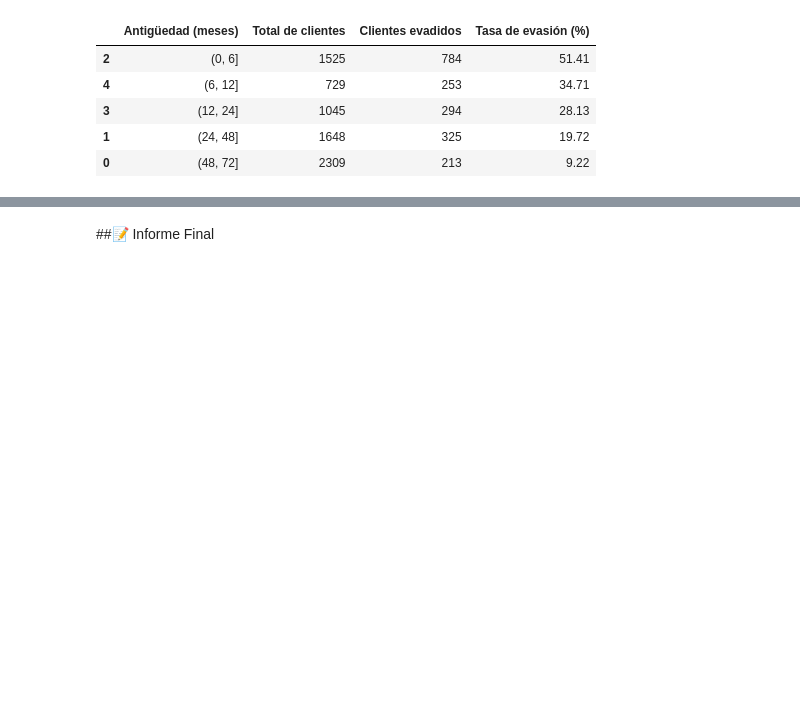
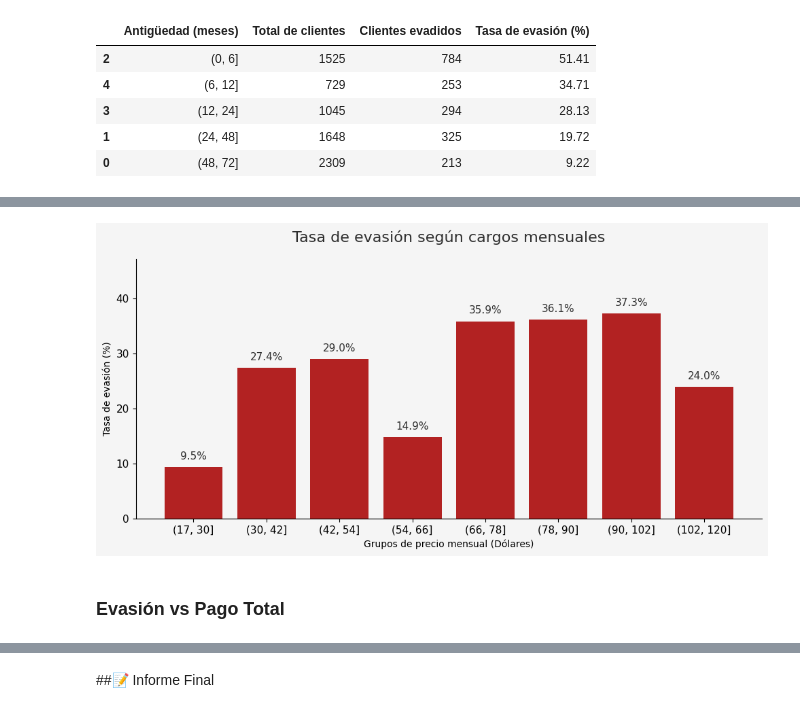
Before and after one commit to RientArlCroud/challenge3-analisis-de-datos, a Jupyter notebook: Challenge_3_Análisis_de_Datos.ipynb, the cells around one changed output, grey strips where cells are left out. Drawn from its saved outputs; the diff is of its cells as text; code cells hidden in the pictures; blank space fills up the shorter version.

```diff
--- a/Challenge_3_Análisis_de_Datos.ipynb
+++ b/Challenge_3_Análisis_de_Datos.ipynb
@@ -1770,0 +1879,8 @@ tenure_styled
+# %%
+monthly_table = df_monthly_churn_rate.copy()
+
+monthly_table = monthly_table.drop(columns='churn')
+
+monthly_table['charges_monthly_group'].unique()
+monthly_table['charges_monthly_group'] = monthly_table['charges_monthly_group'].astype(str)
+monthly_table.info()
@@ -1770,0 +1929,9 @@ tenure_styled
+# %%
+monthly_table = monthly_table.rename(columns={
+    'charges_monthly_group': 'Cargos mensuales',
+    'total_customers': 'Total de clientes',
+    'churned_customers': 'Clientes evadidos',
+    'churn_rate': 'Tasa de evasión (%)'
+})
+
+monthly_table
@@ -1770,0 +1992,53 @@ tenure_styled
+# %%
+# Figura
+fig, ax = plt.subplots(figsize=(10, 5))
+fig.patch.set_facecolor(COLOR_BG)
+ax.set_facecolor(COLOR_BG)
+
+# Barras
+ax.bar(
+    monthly_table['Cargos mensuales'],
+    monthly_table['Tasa de evasión (%)'],
+    color=COLOR_CHURN
+)
+
+# Anotaciones
+for i, value in enumerate(monthly_table['Tasa de evasión (%)']):
+    ax.text(
+        i,
+        value + 1,
+        f'{value:.1f}%',
+        ha='center',
+        va='bottom',
+        fontsize=11,
+        color=COLOR_TEXT
+    )
+
+# Título
+ax.set_title(
+    'Tasa de evasión según cargos mensuales',
+    fontsize=16,
+    pad=18,
+    color=COLOR_TEXT
+)
+
+# Ejes
+ax.set_xlabel('Grupos de precio mensual (Dólares)')
+ax.set_ylabel('Tasa de evasión (%)')
+
+ax.set_ylim(0, monthly_table['Tasa de evasión (%)'].max() + 10)
+
+# Estética
+ax.spines['top'].set_visible(False)
+ax.spines['right'].set_visible(False)
+
+ax.tick_params(axis='x', labelsize=11)
+ax.tick_params(axis='y', labelsize=11)
+
+plt.tight_layout()
+plt.savefig('/content/figura_09_monthly_charges_churn_rate.png', bbox_inches='tight')
+plt.show()
+# %% [output]
+[figure, added]
+# %% [markdown]
+### Evasión vs Pago Total
```
Also changed, not shown: parts of 32 cells of this notebook.
